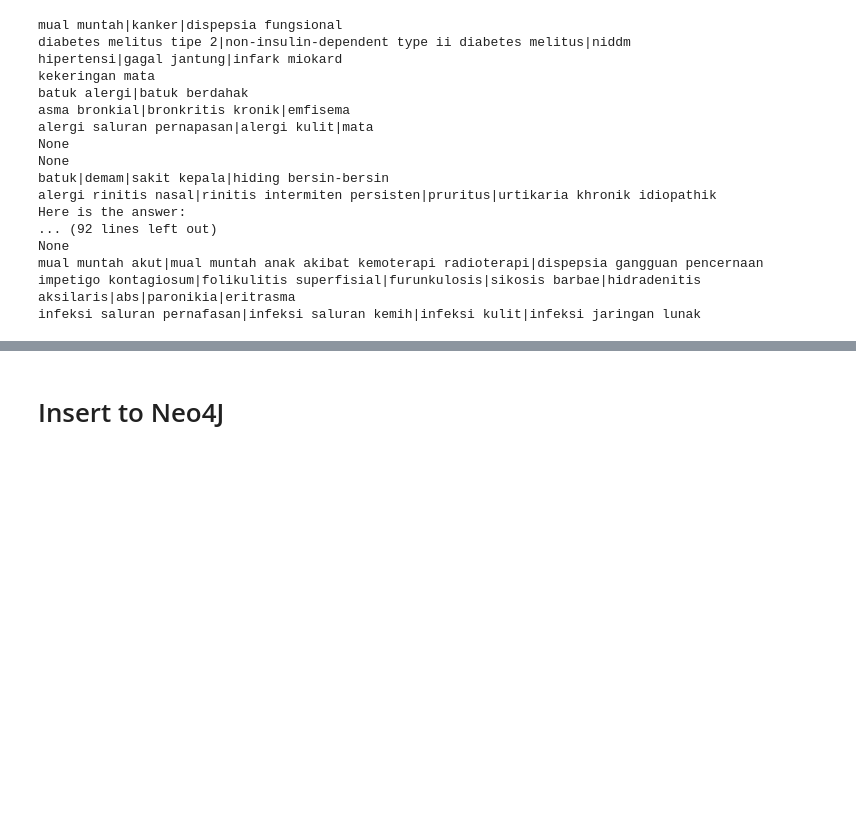
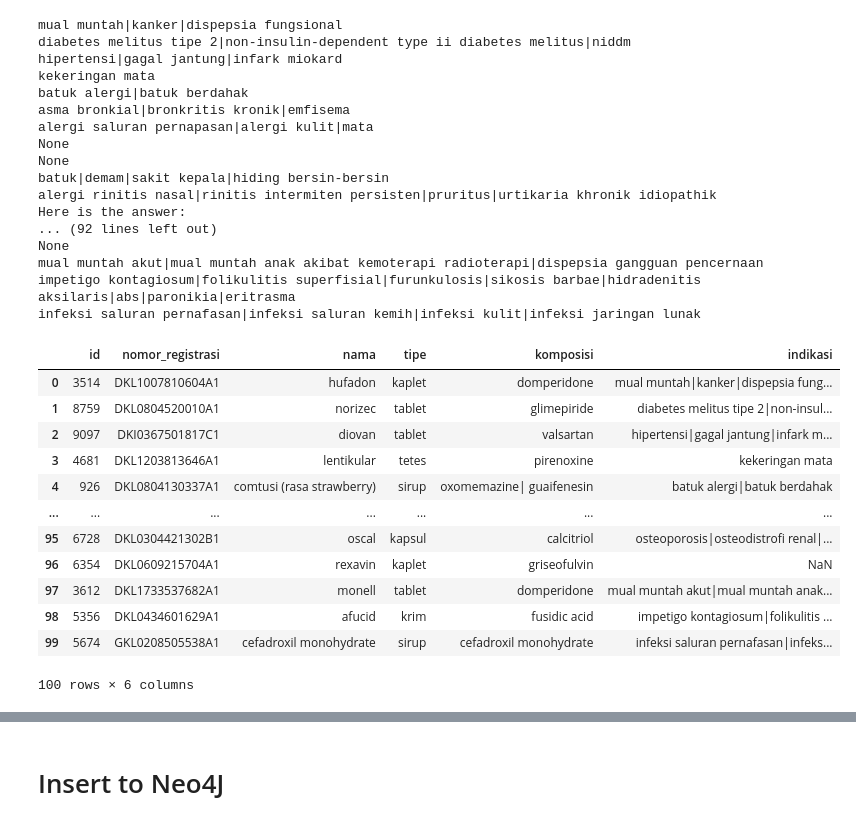
Before and after one commit to projectwilsen/skripsi, a Jupyter notebook: skripsi.ipynb, the cells around one changed output, grey strips where cells are left out. Saved outputs shown, nothing was run; the diff lists cells and outputs as text; code cells hidden in the pictures; blank space fills up the shorter version.

```diff
--- a/skripsi.ipynb
+++ b/skripsi.ipynb
@@ -143,3 +172,20 @@ impetigo kontagiosum|folikulitis superfisial|furunkulosis|sikosis barbae|hidrade
 infeksi saluran pernafasan|infeksi saluran kemih|infeksi kulit|infeksi jaringan lunak
 # %%
 sample.to_csv('sample_skripsi.csv', index = False)
+# %%
+sample = pd.read_csv('sample_skripsi.csv')
+sample
+# %% [output]
+|  | id | nomor_registrasi | nama | tipe | komposisi | indikasi |
+| 0 | 3514 | DKL1007810604A1 | hufadon | kaplet | domperidone | mual muntah|kanker|dispepsia fung... |
+| 1 | 8759 | DKL0804520010A1 | norizec | tablet | glimepiride | diabetes melitus tipe 2|non-insul... |
+| 2 | 9097 | DKI0367501817C1 | diovan | tablet | valsartan | hipertensi|gagal jantung|infark m... |
+| 3 | 4681 | DKL1203813646A1 | lentikular | tetes | pirenoxine | kekeringan mata |
+| 4 | 926 | DKL0804130337A1 | comtusi (rasa strawberry) | sirup | oxomemazine| guaifenesin | batuk alergi|batuk berdahak |
+| ... | ... | ... | ... | ... | ... | ... |
+| 95 | 6728 | DKL0304421302B1 | oscal | kapsul | calcitriol | osteoporosis|osteodistrofi renal|... |
+| 96 | 6354 | DKL0609215704A1 | rexavin | kaplet | griseofulvin | NaN |
+| 97 | 3612 | DKL1733537682A1 | monell | tablet | domperidone | mual muntah akut|mual muntah anak... |
+| 98 | 5356 | DKL0434601629A1 | afucid | krim | fusidic acid | impetigo kontagiosum|folikulitis ... |
+| 99 | 5674 | GKL0208505538A1 | cefadroxil monohydrate | sirup | cefadroxil monohydrate | infeksi saluran pernafasan|infeks... |
+100 rows × 6 columns
```
Also changed, not shown: parts of 16 cells of this notebook, 21 other files.
